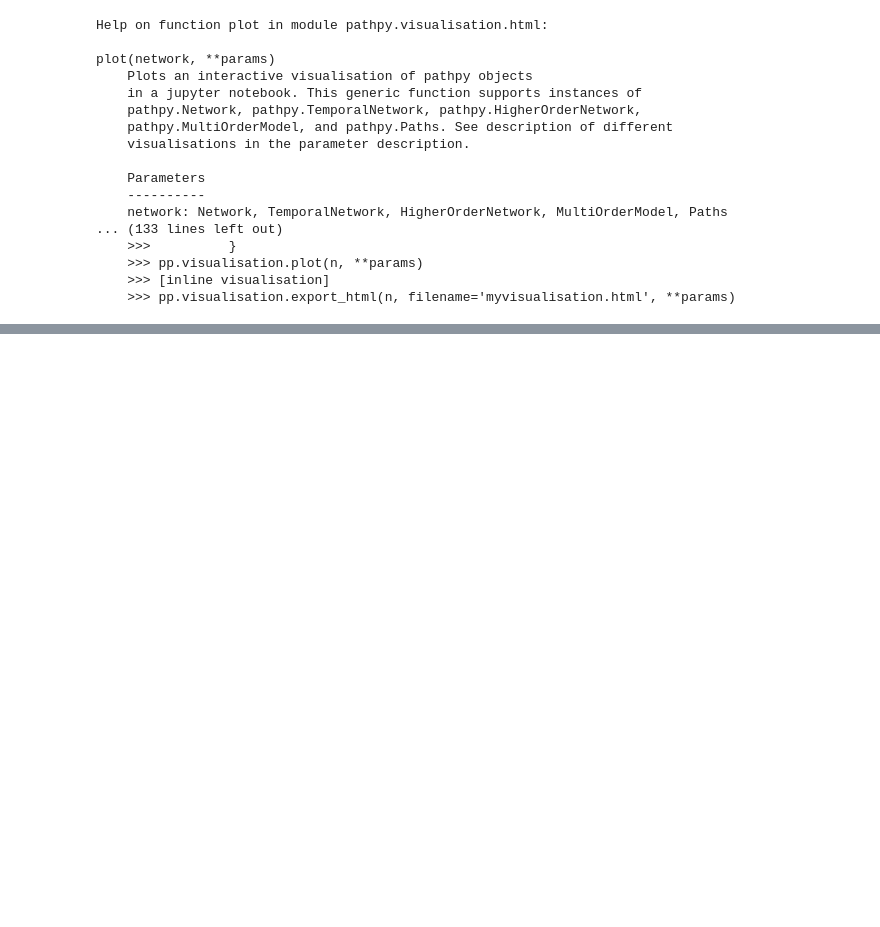
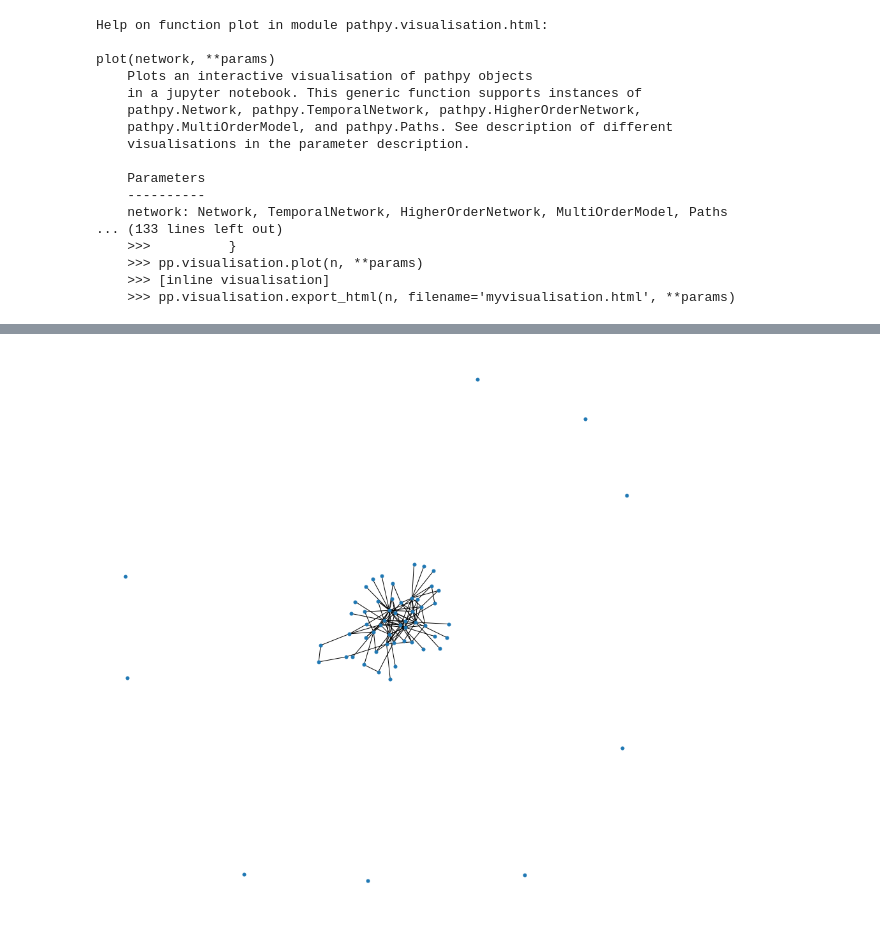
Before and after one commit to KonstantinKlepikov/infection-temporal-graph, a Jupyter notebook: data_parsing.ipynb, the cells around one changed output, grey strips where cells are left out. Cells and saved outputs as stored; diff of their text form; code cells hidden in the pictures; blank space fills up the shorter version.

Commit message:
static

```diff
--- a/data_parsing.ipynb
+++ b/data_parsing.ipynb
@@ -597,0 +602,20 @@ plot(network, **params)
+# %%
+def network_builder_static(dict_to_build):
+
+    day_net_stat = nx.Graph()
+
+    for i in dict_to_build.values():
+
+        last = 0
+        for j, k in enumerate(i):
+
+            if j == 0:
+                day_net_stat.add_edge(k[0], k[0])
+                last = k[0]
+                print(k[0], k[0])
+            else:
+                day_net_stat.add_edge(last, k[0])
+                print(last, k[0])
+    return day_net_stat
+# %%
+day_net_stat = network_builder_static(dict_for_build)
@@ -597,0 +640,6 @@ plot(network, **params)
+# %%
+plt.figure(1, figsize=(12,12))
+nx.draw(day_net_stat, node_size=25)
+plt.show()
+# %% [output]
+[figure, added]
```
Also changed, not shown: parts of 9 cells of this notebook, 1 other file.
